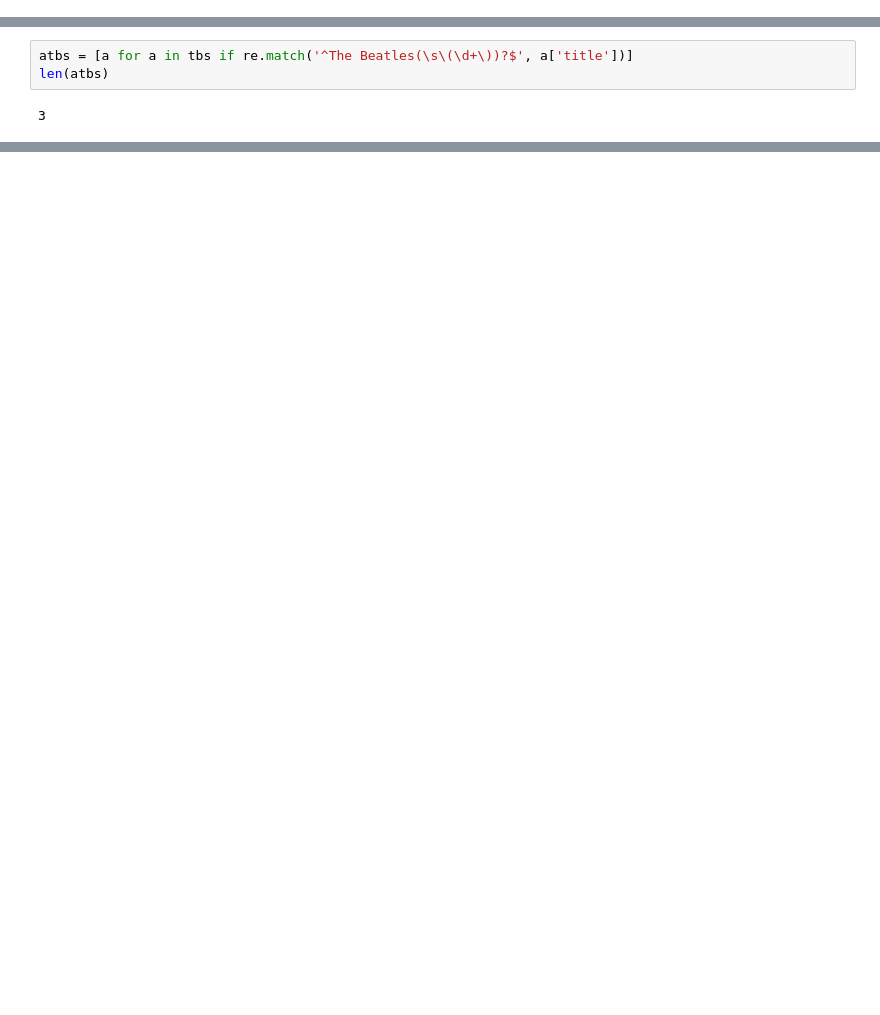
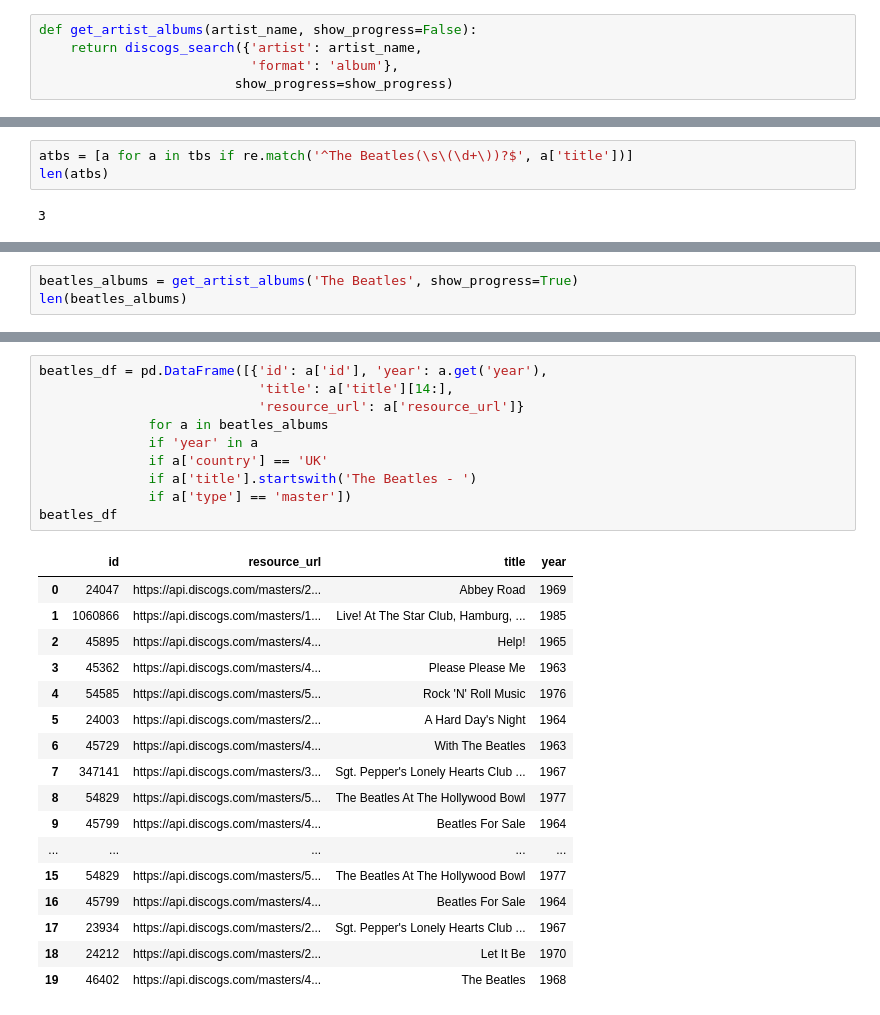
Before and after one commit to NeilNjae/battle-of-the-bands, a Jupyter notebook: discogs.ipynb, the cells around one changed output, grey strips where cells are left out. Drawn from its saved outputs; the diff is of its cells as text; blank space fills up the shorter version.

```diff
--- a/discogs.ipynb
+++ b/discogs.ipynb
@@ -85 +102,6 @@ def get_artist(artist_name):
+# %%
+def get_artist_albums(artist_name, show_progress=False):
+    return discogs_search({'artist': artist_name,
+                           'format': 'album'},
+                         show_progress=show_progress)
 # %%
@@ -145,0 +343,3 @@ atbs
+# %%
+beatles_albums = get_artist_albums('The Beatles', show_progress=True)
+len(beatles_albums)
@@ -145,0 +383,28 @@ atbs
+# %%
+beatles_df = pd.DataFrame([{'id': a['id'], 'year': a.get('year'),
+                            'title': a['title'][14:],
+                            'resource_url': a['resource_url']}
+              for a in beatles_albums
+              if 'year' in a
+              if a['country'] == 'UK'
+              if a['title'].startswith('The Beatles - ')
+              if a['type'] == 'master'])
+beatles_df
+# %% [output]
+|  | id | resource_url | title | year |
+| 0 | 24047 | https://api.discogs.com/masters/2... | Abbey Road | 1969 |
+| 1 | 1060866 | https://api.discogs.com/masters/1... | Live! At The Star Club, Hamburg, ... | 1985 |
+| 2 | 45895 | https://api.discogs.com/masters/4... | Help! | 1965 |
+| 3 | 45362 | https://api.discogs.com/masters/4... | Please Please Me | 1963 |
+| 4 | 54585 | https://api.discogs.com/masters/5... | Rock 'N' Roll Music | 1976 |
+| 5 | 24003 | https://api.discogs.com/masters/2... | A Hard Day's Night | 1964 |
+| 6 | 45729 | https://api.discogs.com/masters/4... | With The Beatles | 1963 |
+| 7 | 347141 | https://api.discogs.com/masters/3... | Sgt. Pepper's Lonely Hearts Club ... | 1967 |
+| 8 | 54829 | https://api.discogs.com/masters/5... | The Beatles At The Hollywood Bowl | 1977 |
+| 9 | 45799 | https://api.discogs.com/masters/4... | Beatles For Sale | 1964 |
+| ... | ... | ... | ... | ... |
+| 15 | 54829 | https://api.discogs.com/masters/5... | The Beatles At The Hollywood Bowl | 1977 |
+| 16 | 45799 | https://api.discogs.com/masters/4... | Beatles For Sale | 1964 |
+| 17 | 23934 | https://api.discogs.com/masters/2... | Sgt. Pepper's Lonely Hearts Club ... | 1967 |
+| 18 | 24212 | https://api.discogs.com/masters/2... | Let It Be | 1970 |
+| 19 | 46402 | https://api.discogs.com/masters/4... | The Beatles | 1968 |
```
Also changed, not shown: parts of 34 cells of this notebook, 2 other files.
